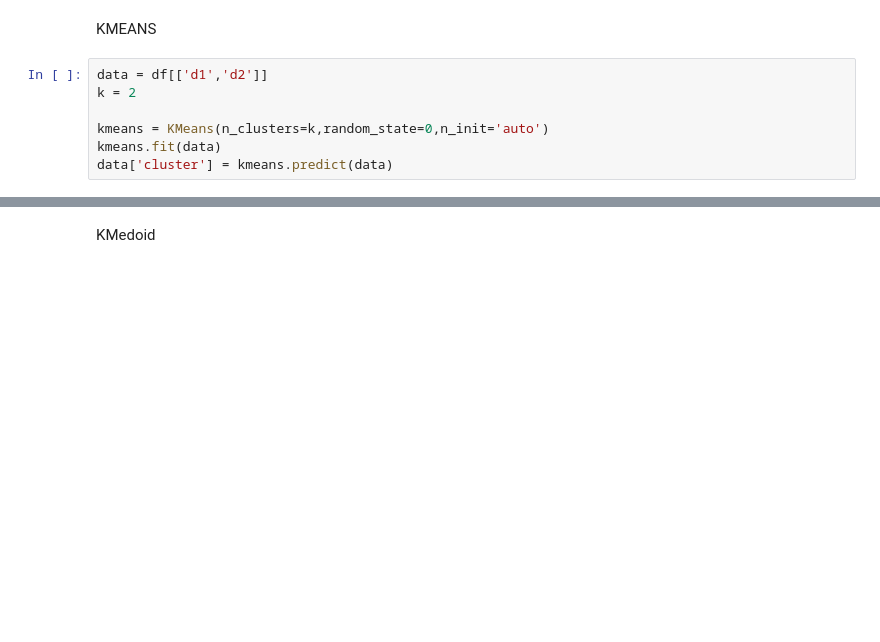
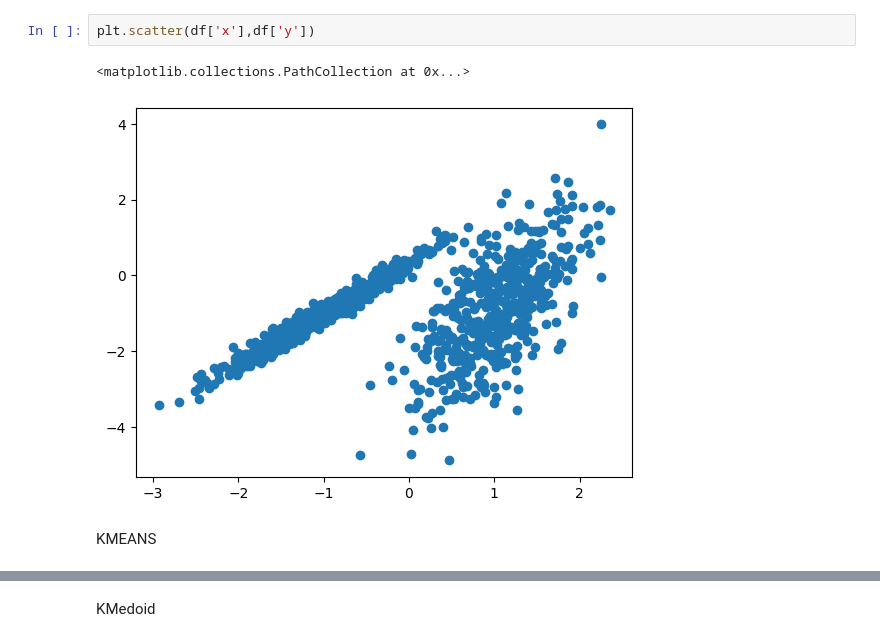
Before and after one commit to Joao-Bornelli/Clusterization, a Jupyter notebook: clusterization.ipynb, the cells around one changed output, grey strips where cells are left out. Drawn from its saved outputs; the diff is of its cells as text; blank space fills up the shorter version.

```diff
--- a/clusterization.ipynb
+++ b/clusterization.ipynb
@@ -24,10 +33,8 @@ df = pd.read_csv('Dados-Tarefa-02.csv')
+# %%
+plt.scatter(df['x'],df['y'])
+# %% [output]
+<matplotlib.collections.PathCollection at 0x...>
+[figure, added]
 # %% [markdown]
 KMEANS
-# %%
-data = df[['d1','d2']]
-k = 2
-
-kmeans = KMeans(n_clusters=k,random_state=0,n_init='auto')
-kmeans.fit(data)
-data['cluster'] = kmeans.predict(data)
 # %%
```
Also changed, not shown: parts of 13 cells of this notebook, 1 other file.
